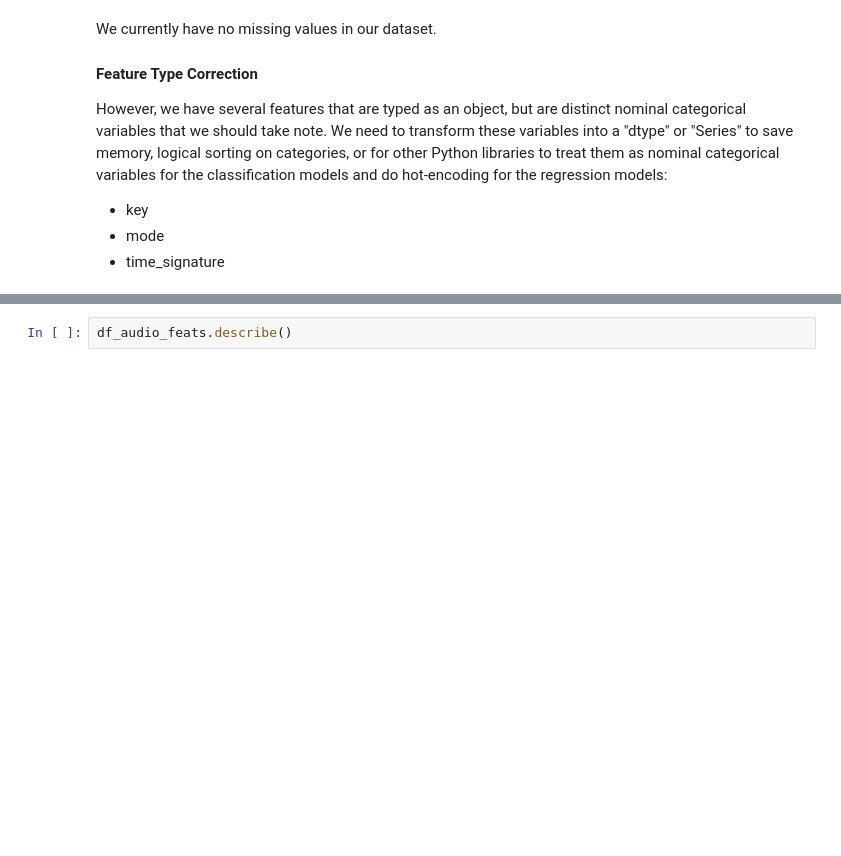
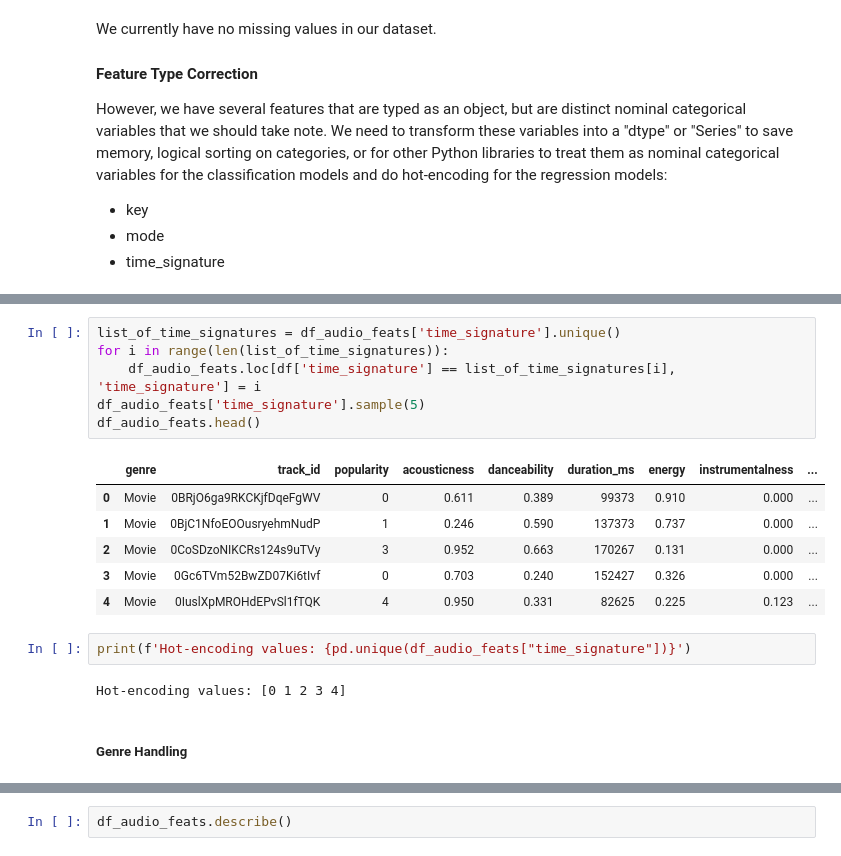
Before and after one commit to xiolett/ML1, a Jupyter notebook: Lab2_Classification/Group2_Lab2_Classification.ipynb, the cells around one changed output, grey strips where cells are left out. Saved outputs shown, nothing was run; the diff lists cells and outputs as text; blank space fills up the shorter version.

```diff
--- a/Lab2_Classification/Group2_Lab2_Classification.ipynb
+++ b/Lab2_Classification/Group2_Lab2_Classification.ipynb
@@ -222,0 +235,19 @@ dtype: object
+# %%
+list_of_time_signatures = df_audio_feats['time_signature'].unique()
+for i in range(len(list_of_time_signatures)):
+    df_audio_feats.loc[df['time_signature'] == list_of_time_signatures[i], 'time_signature'] = i
+df_audio_feats['time_signature'].sample(5)
+df_audio_feats.head()
+# %% [output]
+|  | genre | track_id | popularity | acousticness | danceability | duration_ms | energy | instrumentalness | ... |
+| 0 | Movie | 0BRjO6ga9RKCKjfDqeFgWV | 0 | 0.611 | 0.389 | 99373 | 0.910 | 0.000 | ... |
+| 1 | Movie | 0BjC1NfoEOOusryehmNudP | 1 | 0.246 | 0.590 | 137373 | 0.737 | 0.000 | ... |
+| 2 | Movie | 0CoSDzoNIKCRs124s9uTVy | 3 | 0.952 | 0.663 | 170267 | 0.131 | 0.000 | ... |
+| 3 | Movie | 0Gc6TVm52BwZD07Ki6tIvf | 0 | 0.703 | 0.240 | 152427 | 0.326 | 0.000 | ... |
+| 4 | Movie | 0IuslXpMROHdEPvSl1fTQK | 4 | 0.950 | 0.331 | 82625 | 0.225 | 0.123 | ... |
+# %%
+print(f'Hot-encoding values: {pd.unique(df_audio_feats["time_signature"])}')
+# %% [output]
+Hot-encoding values: [0 1 2 3 4]
+# %% [markdown]
+##### Genre Handling
```
Also changed, not shown: parts of 50 cells of this notebook.
